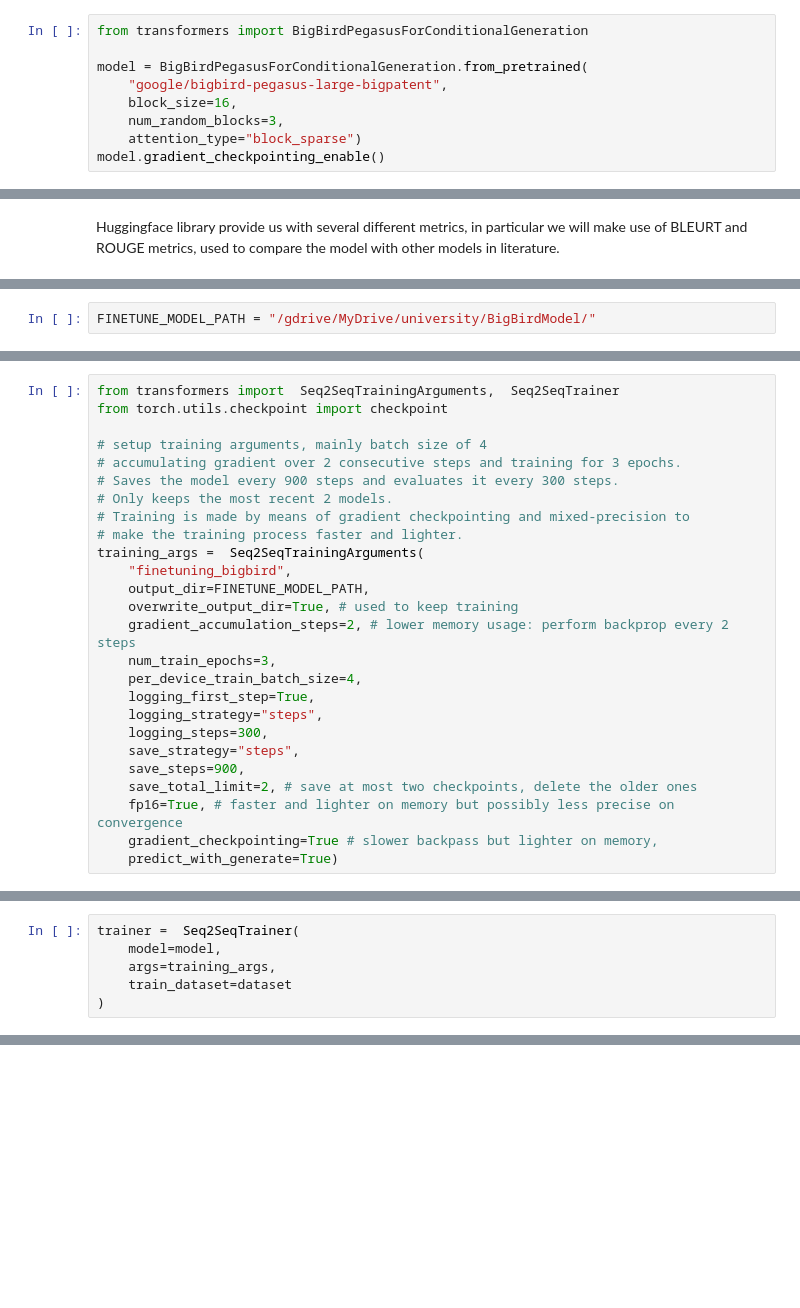
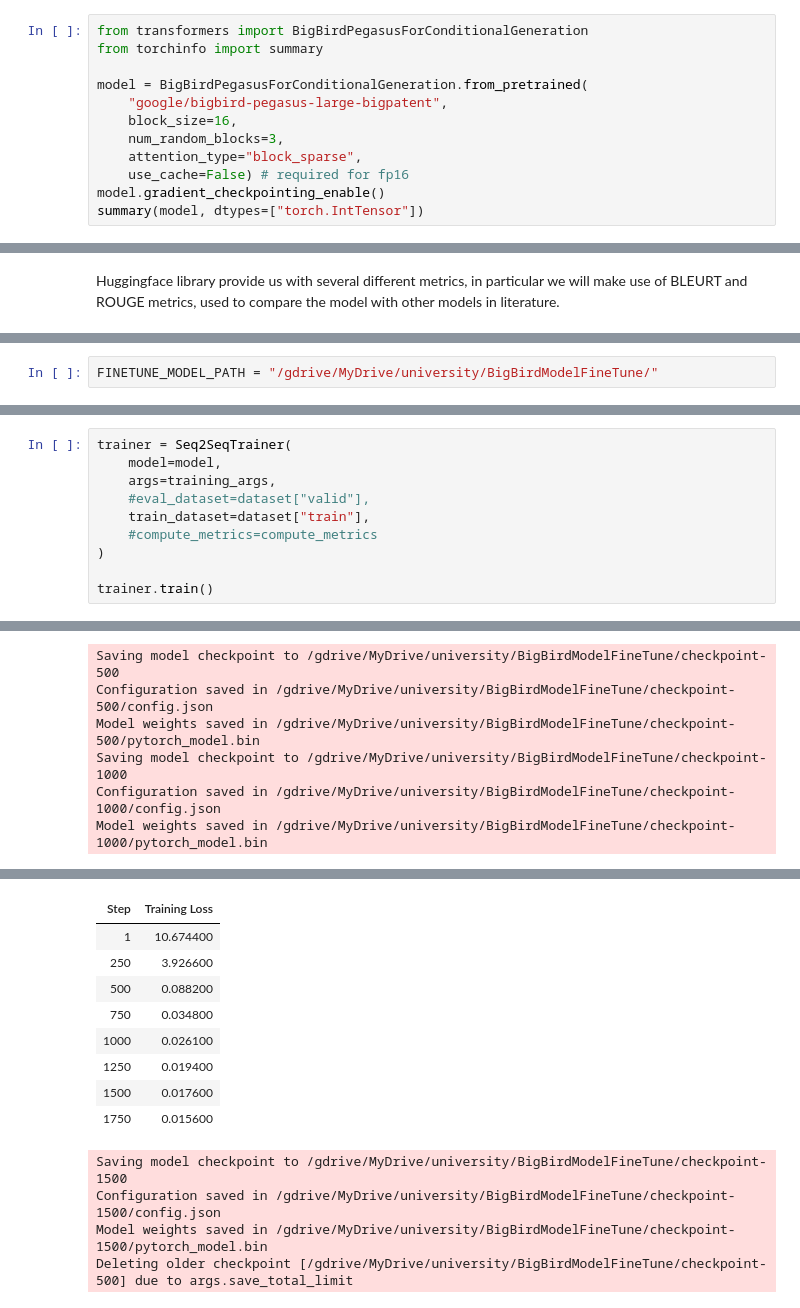
Before and after one commit to NLPNice/final-project, a Jupyter notebook: training/training_fp16.ipynb, the cells around one changed output, grey strips where cells are left out. Cells and saved outputs as stored; diff of their text form; blank space fills up the shorter version.

Commit message:
updated training nb

```diff
--- a/training/training_fp16.ipynb
+++ b/training/training_fp16.ipynb
@@ -212,11 +218,14 @@ This model, which represents the current SOTA in the abstractive summarization f
 We will initially try to generate claims without any work on the model.
 # %%
 from transformers import BigBirdPegasusForConditionalGeneration
+from torchinfo import summary
 
 model = BigBirdPegasusForConditionalGeneration.from_pretrained(
     "google/bigbird-pegasus-large-bigpatent",
     block_size=16,
     num_random_blocks=3,
-    attention_type="block_sparse")
+    attention_type="block_sparse",
+    use_cache=False) # required for fp16
 model.gradient_checkpointing_enable()
+summary(model, dtypes=["torch.IntTensor"])
 # %% [output]
@@ -279,2 +350,2 @@ def compute_metrics(eval_preds):
 # %%
-FINETUNE_MODEL_PATH = "/gdrive/MyDrive/university/BigBirdModel/"
+FINETUNE_MODEL_PATH = "/gdrive/MyDrive/university/BigBirdModelFineTune/"
@@ -369,26 +381,0 @@ summary(model, dtypes=["torch.IntTensor"])
-# %%
-from transformers import  Seq2SeqTrainingArguments,  Seq2SeqTrainer
-from torch.utils.checkpoint import checkpoint
-
-# setup training arguments, mainly batch size of 4
-# accumulating gradient over 2 consecutive steps and training for 3 epochs.
-# Saves the model every 900 steps and evaluates it every 300 steps.
-# Only keeps the most recent 2 models.
-# Training is made by means of gradient checkpointing and mixed-precision to
-# make the training process faster and lighter.
-training_args =  Seq2SeqTrainingArguments(
-    "finetuning_bigbird",
-    output_dir=FINETUNE_MODEL_PATH,
-    overwrite_output_dir=True, # used to keep training
-    gradient_accumulation_steps=2, # lower memory usage: perform backprop every 2 steps
-    num_train_epochs=3,
-    per_device_train_batch_size=4,
-    logging_first_step=True,
-    logging_strategy="steps",
-    logging_steps=300,
-    save_strategy="steps",
-    save_steps=900,
-    save_total_limit=2, # save at most two checkpoints, delete the older ones
-    fp16=True, # faster and lighter on memory but possibly less precise on convergence
-    gradient_checkpointing=True # slower backpass but lighter on memory,
-    predict_with_generate=True)
@@ -419,6 +382,11 @@ def compute_metrics(eval_preds):
 # %%
-trainer =  Seq2SeqTrainer(
+trainer = Seq2SeqTrainer(
     model=model,
     args=training_args,
-    train_dataset=dataset
+    #eval_dataset=dataset["valid"],
+    train_dataset=dataset["train"],
+    #compute_metrics=compute_metrics
 )
+
+trainer.train()
+# %% [output]
@@ -424,0 +408,6 @@ trainer =  Seq2SeqTrainer(
+Saving model checkpoint to /gdrive/MyDrive/university/BigBirdModelFineTune/checkpoint-500
+Configuration saved in /gdrive/MyDrive/university/BigBirdModelFineTune/checkpoint-500/config.json
+Model weights saved in /gdrive/MyDrive/university/BigBirdModelFineTune/checkpoint-500/pytorch_model.bin
+Saving model checkpoint to /gdrive/MyDrive/university/BigBirdModelFineTune/checkpoint-1000
+Configuration saved in /gdrive/MyDrive/university/BigBirdModelFineTune/checkpoint-1000/config.json
+Model weights saved in /gdrive/MyDrive/university/BigBirdModelFineTune/checkpoint-1000/pytorch_model.bin
@@ -424,0 +415,13 @@ trainer =  Seq2SeqTrainer(
+| Step | Training Loss |
+| 1 | 10.674400 |
+| 250 | 3.926600 |
+| 500 | 0.088200 |
+| 750 | 0.034800 |
+| 1000 | 0.026100 |
+| 1250 | 0.019400 |
+| 1500 | 0.017600 |
+| 1750 | 0.015600 |
+Saving model checkpoint to /gdrive/MyDrive/university/BigBirdModelFineTune/checkpoint-1500
+Configuration saved in /gdrive/MyDrive/university/BigBirdModelFineTune/checkpoint-1500/config.json
+Model weights saved in /gdrive/MyDrive/university/BigBirdModelFineTune/checkpoint-1500/pytorch_model.bin
+Deleting older checkpoint [/gdrive/MyDrive/university/BigBirdModelFineTune/checkpoint-500] due to args.save_total_limit
```
Also changed, not shown: parts of 20 cells of this notebook.
